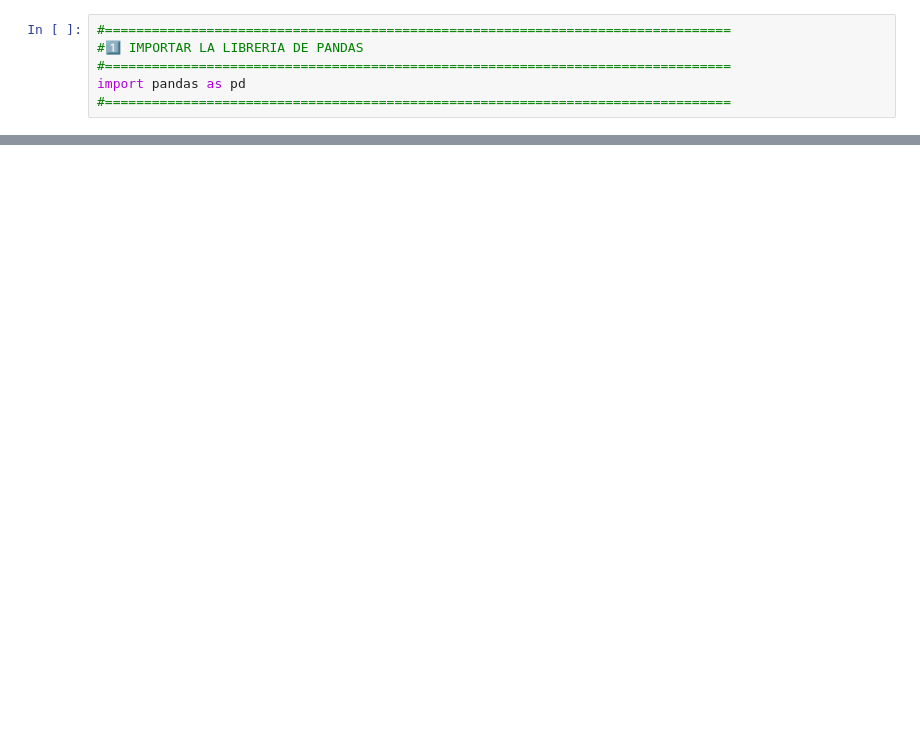
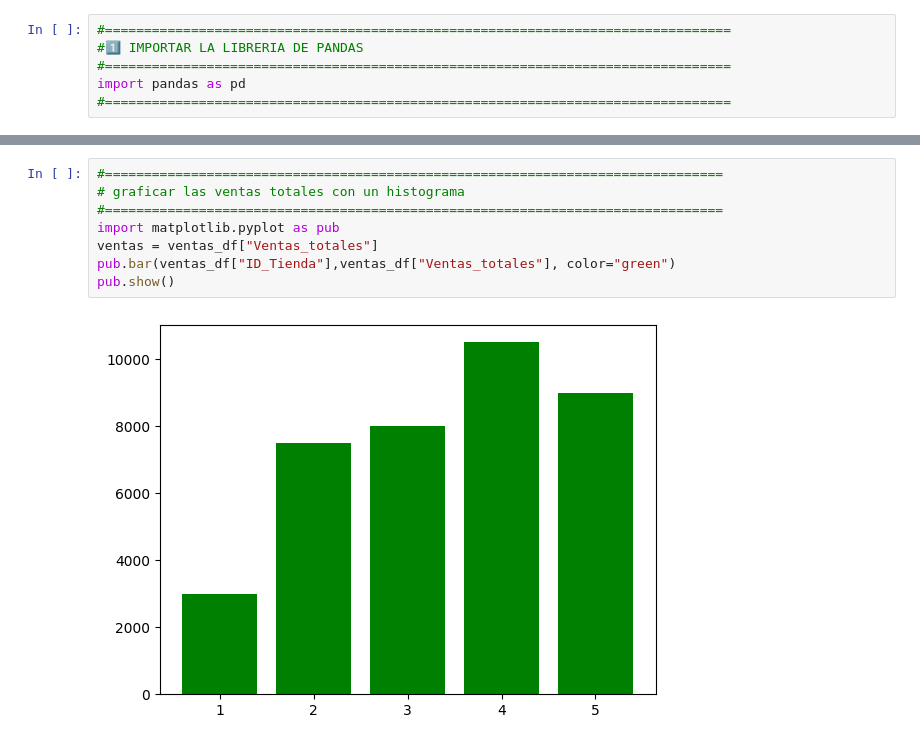
Before and after one commit to andro312/Curso-IA-, a Jupyter notebook: conceptos_previos/TallerNumpyPandas/analisis_red_tiendas.ipynb, the cells around one changed output, grey strips where cells are left out. Saved outputs shown, nothing was run; the diff lists cells and outputs as text; blank space fills up the shorter version.

```diff
--- a/conceptos_previos/TallerNumpyPandas/analisis_red_tiendas.ipynb
+++ b/conceptos_previos/TallerNumpyPandas/analisis_red_tiendas.ipynb
@@ -76,0 +183,10 @@ print(ventas_inventarios)
+# %%
+#===============================================================================
+# graficar las ventas totales con un histograma
+#===============================================================================
+import matplotlib.pyplot as pub
+ventas = ventas_df["Ventas_totales"]
+pub.bar(ventas_df["ID_Tienda"],ventas_df["Ventas_totales"], color="green")
+pub.show()
+# %% [output]
+[figure, added]
```
Also changed, not shown: parts of 5 cells of this notebook, 1 other file.
